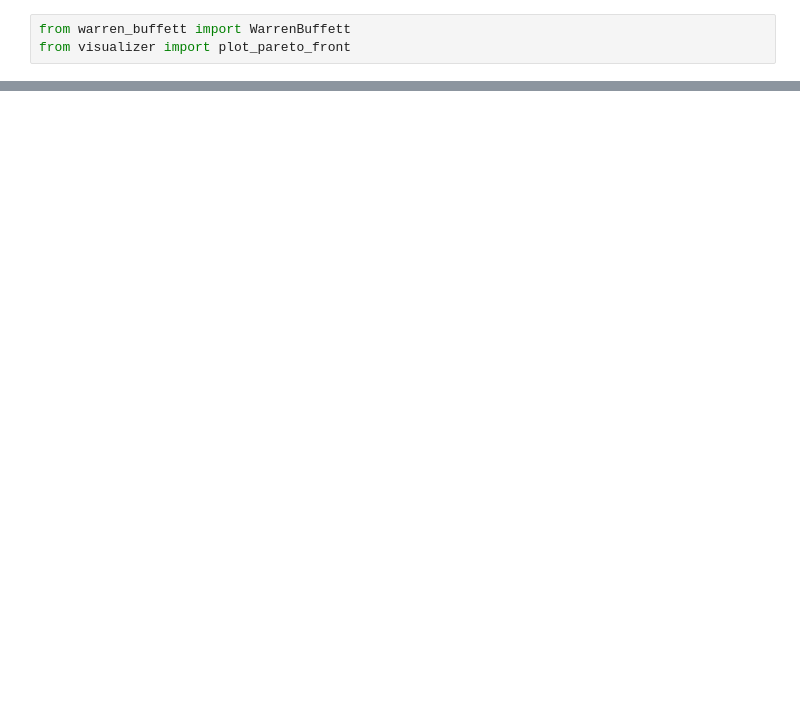
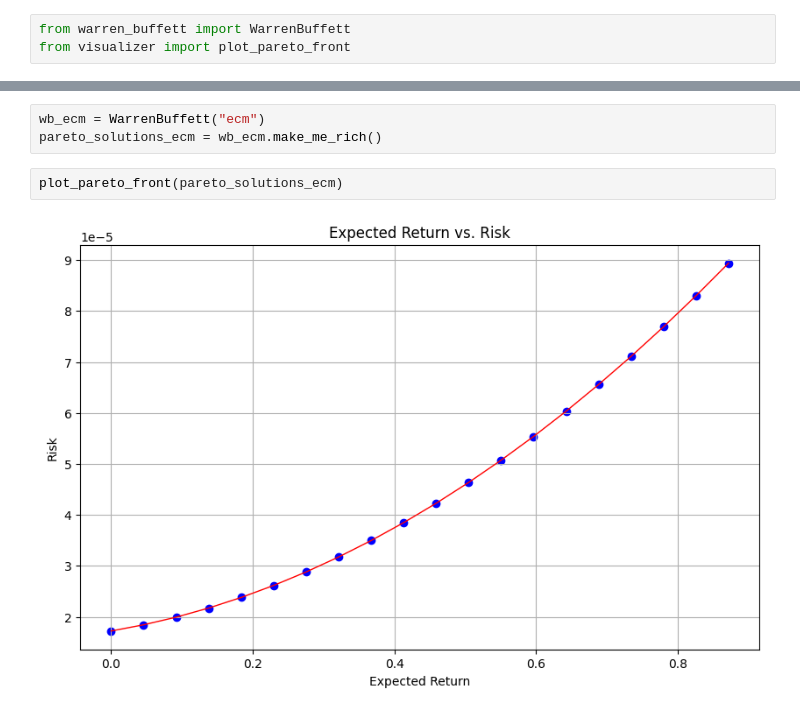
Before and after one commit to jwarczynski/fake-stock-predictions-challenge, a Jupyter notebook: script1.1.ipynb, the cells around one changed output, grey strips where cells are left out. Cells and saved outputs as stored; diff of their text form; blank space fills up the shorter version.

```diff
--- a/script1.1.ipynb
+++ b/script1.1.ipynb
@@ -28,0 +21,7 @@ plot_pareto_front(pareto_solutions)
+# %%
+wb_ecm = WarrenBuffett("ecm")
+pareto_solutions_ecm = wb_ecm.make_me_rich()
+# %%
+plot_pareto_front(pareto_solutions_ecm)
+# %% [output]
+[figure, added]
```
Also changed, not shown: parts of 4 cells of this notebook, 4 other files.
